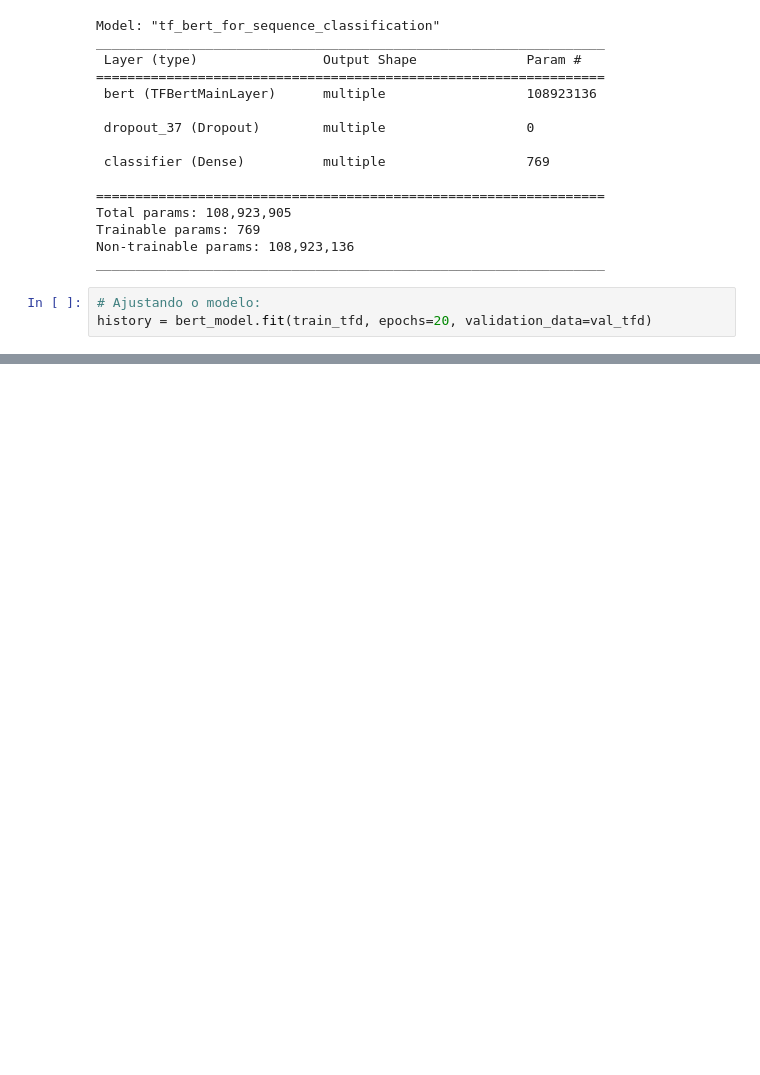
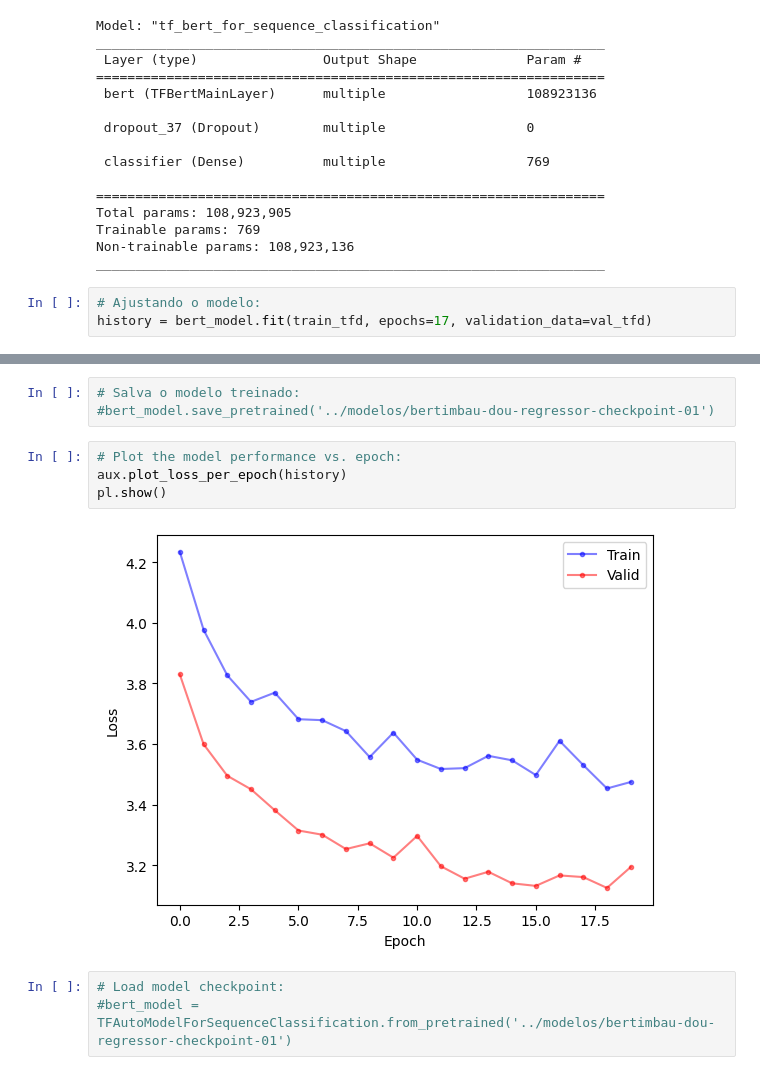
Before and after one commit to cewebbr/text_ranking_in_gov, a Jupyter notebook: analysis/tutorial_Overseeing-gov-with-AI.ipynb, the cells around one changed output, grey strips where cells are left out. Drawn from its saved outputs; the diff is of its cells as text; blank space fills up the shorter version.

Commit message:
ajuste do BERT com linhas unfreezed

```diff
--- a/analysis/tutorial_Overseeing-gov-with-AI.ipynb
+++ b/analysis/tutorial_Overseeing-gov-with-AI.ipynb
@@ -1336,7 +1331,7 @@ Non-trainable params: 108,923,136
 _________________________________________________________________
 # %%
 # Ajustando o modelo:
-history = bert_model.fit(train_tfd, epochs=20, validation_data=val_tfd)
+history = bert_model.fit(train_tfd, epochs=17, validation_data=val_tfd)
 # %% [output]
 Epoch 1/20
 250/250 [==============================] - 102s 372ms/step - loss: 4.2338 - tf_ndcg: 0.7954 - val_loss: 3.8293 - val_tf_ndcg: 0.8603
@@ -1357,0 +1353,12 @@ Epoch 9/20
+# %%
+# Salva o modelo treinado:
+#bert_model.save_pretrained('../modelos/bertimbau-dou-regressor-checkpoint-01')
+# %%
+# Plot the model performance vs. epoch:
+aux.plot_loss_per_epoch(history)
+pl.show()
+# %% [output]
+[figure, added]
+# %%
+# Load model checkpoint:
+#bert_model = TFAutoModelForSequenceClassification.from_pretrained('../modelos/bertimbau-dou-regressor-checkpoint-01')
```
Also changed, not shown: parts of 12 cells of this notebook.
